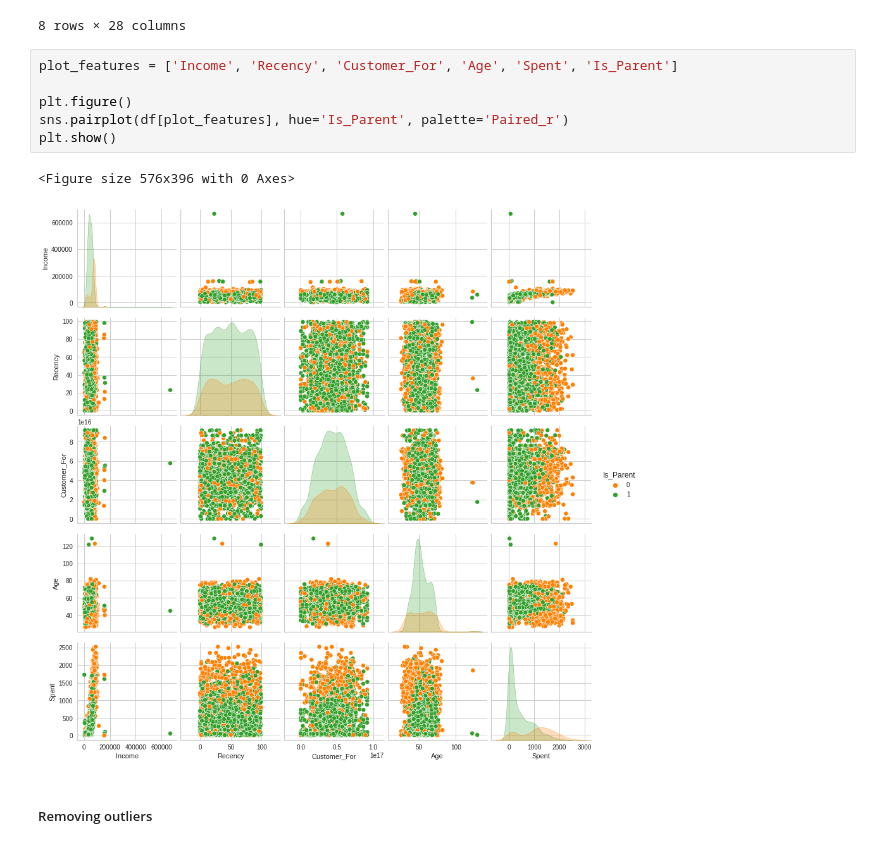
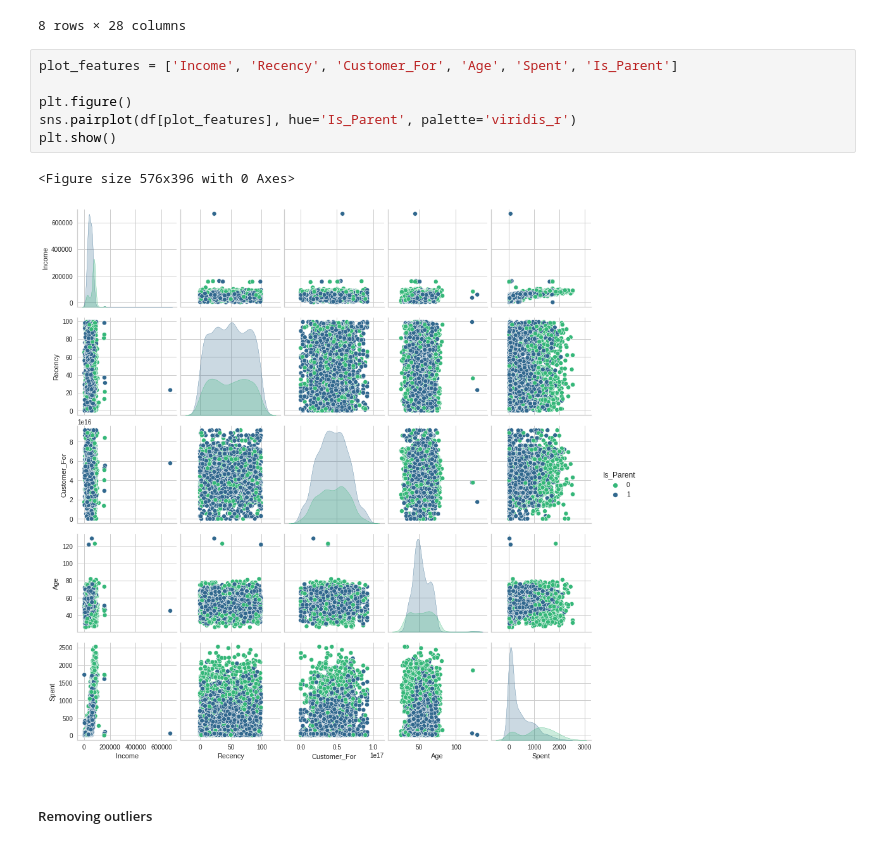
Before and after one commit to Meraj99/Customer-Profiling, a Jupyter notebook: main.ipynb, the cells around one changed output. Saved outputs shown, nothing was run; the diff lists cells and outputs as text.

```diff
--- a/main.ipynb
+++ b/main.ipynb
@@ -171,12 +166,12 @@ df.describe()
 # %%
 plot_features = ['Income', 'Recency', 'Customer_For', 'Age', 'Spent', 'Is_Parent']
 
 plt.figure()
-sns.pairplot(df[plot_features], hue='Is_Parent', palette='Paired_r')
+sns.pairplot(df[plot_features], hue='Is_Parent', palette='viridis_r')
 plt.show()
 # %% [output]
 <Figure size 576x396 with 0 Axes>
-[figure, old version]
+[figure, new version]
 # %% [markdown]
 ##### Removing outliers
 # %%
```
Also changed, not shown: parts of 10 cells of this notebook.
